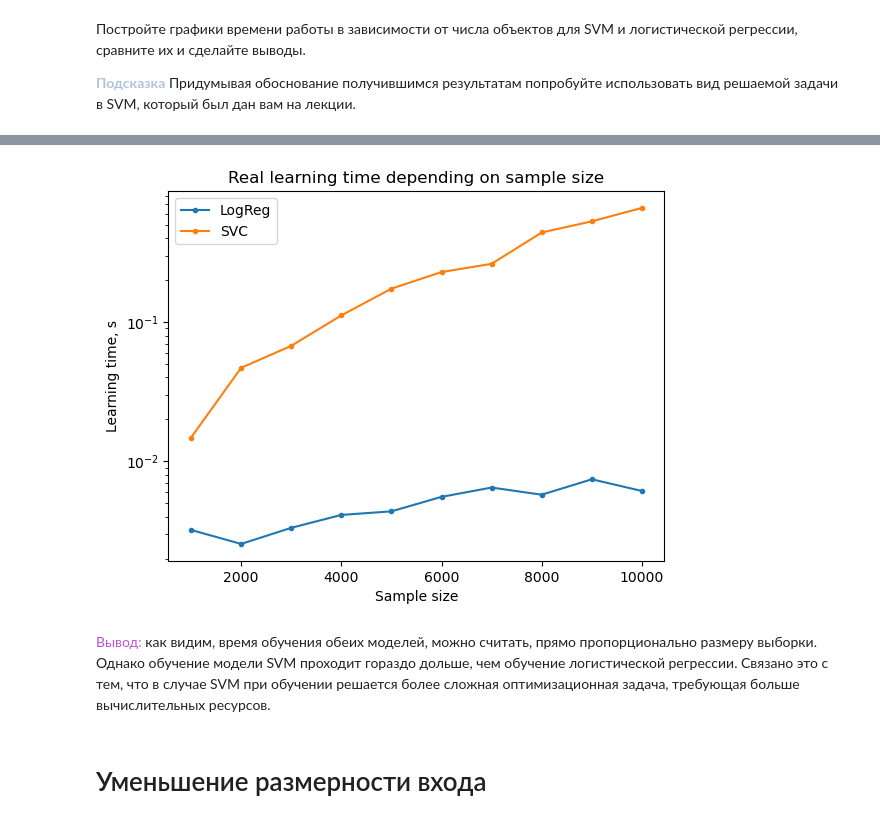
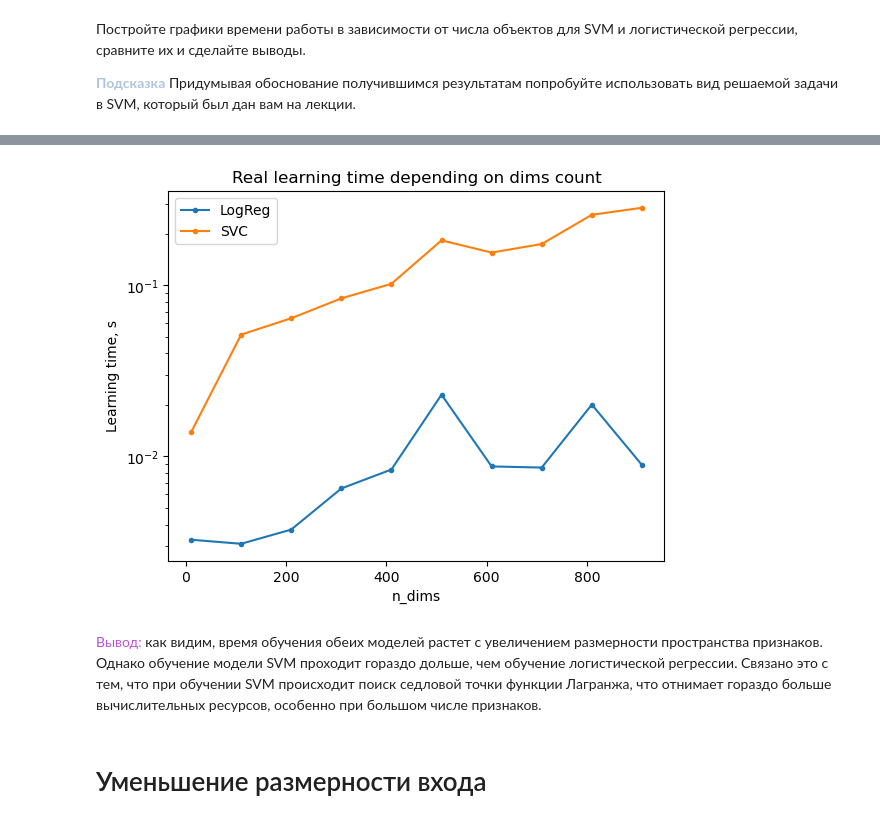
Before and after one commit to gerarte04/mlcmcmsu24, a Jupyter notebook: research/05_svm/[Research] SVM [2024-2025].ipynb, the cells around one changed output, grey strips where cells are left out. Cells and saved outputs as stored; diff of their text form; code cells hidden in the pictures.

```diff
--- a/research/05_svm/[Research] SVM [2024-2025].ipynb
+++ b/research/05_svm/[Research] SVM [2024-2025].ipynb
@@ -365,18 +367,18 @@ dims
 # %%
-plt.plot(df_size.index, df_size['LogReg'], label='LogReg', marker='.')
-plt.plot(df_size.index, df_size['SVC'], label='SVC', marker='.')
+plt.plot(df.index, df['LogReg'], label='LogReg', marker='.')
+plt.plot(df.index, df['SVC'], label='SVC', marker='.')
 
 plt.yscale('log')
-plt.title('Real learning time depending on sample size')
-plt.xlabel('Sample size')
+plt.title('Real learning time depending on dims count')
+plt.xlabel('n_dims')
 plt.ylabel('Learning time, s')
 plt.legend()
 
 plt.show()
 # %% [output]
-[figure, old version]
+[figure, new version]
 # %% [markdown]
-<font color='MediumOrchid'>Вывод:</font> как видим, время обучения обеих моделей, можно считать, прямо пропорционально размеру выборки. Однако обучение модели SVM проходит гораздо дольше, чем обучение логистической регрессии. Связано это с тем, что в случае SVM при обучении решается более сложная оптимизационная задача, требующая больше вычислительных ресурсов.
+<font color='MediumOrchid'>Вывод:</font> как видим, время обучения обеих моделей растет с увеличением размерности пространства признаков. Однако обучение модели SVM проходит гораздо дольше, чем обучение логистической регрессии. Связано это с тем, что при обучении SVM происходит поиск седловой точки функции Лагранжа, что отнимает гораздо больше вычислительных ресурсов, особенно при большом числе признаков.
 # %% [markdown]
 # Уменьшение размерности входа
 # %% [markdown]
```
Also changed, not shown: parts of 5 cells of this notebook.
